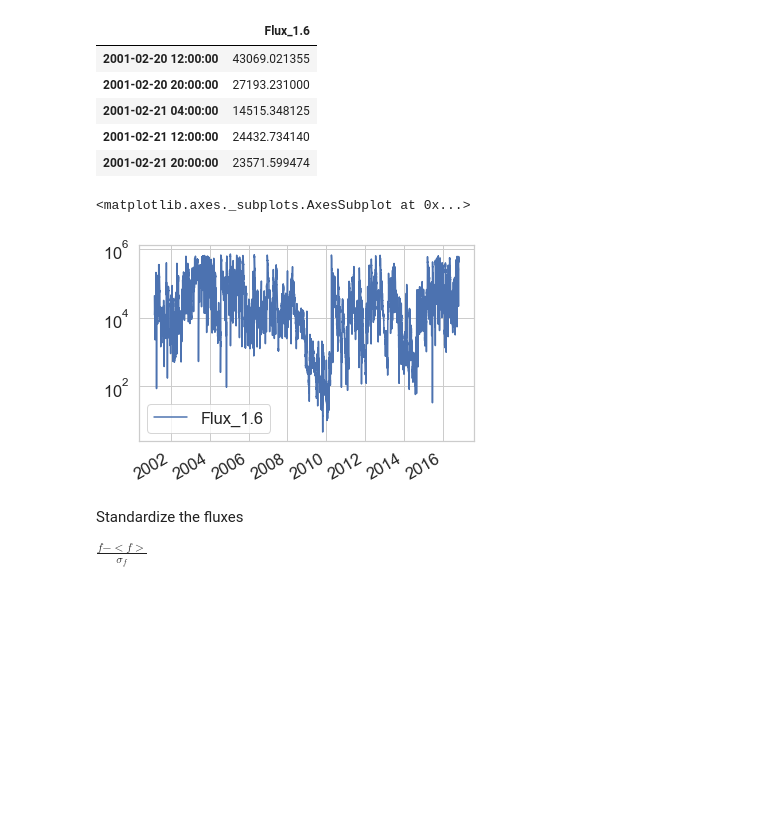
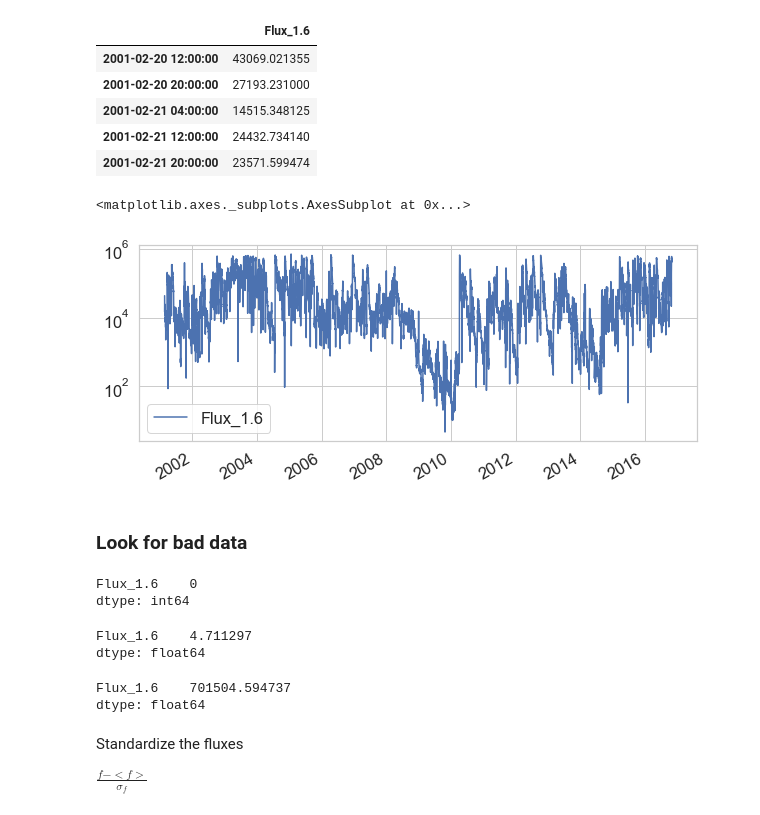
Before and after one commit to balarsen/GPSFluxForecast, a Jupyter notebook: Notebooks/GPS Data Prep and Manip.ipynb, the cells around one changed output. Drawn from its saved outputs; the diff is of its cells as text; code cells hidden in the pictures; blank space fills up the shorter version.

```diff
--- a/Notebooks/GPS Data Prep and Manip.ipynb
+++ b/Notebooks/GPS Data Prep and Manip.ipynb
@@ -108,10 +106,30 @@ CXD.head()
 | 2001-02-21 12:00:00 | 24432.734140 |
 | 2001-02-21 20:00:00 | 23571.599474 |
 # %%
-CXD.plot(logy=True)
+CXD.plot(logy=True, figsize=(10,4))
 # %% [output]
 <matplotlib.axes._subplots.AxesSubplot at 0x...>
-[figure, old version]
+[figure, new version]
+# %% [markdown]
+### Look for bad data
+# %%
+CXD.isna().sum()
+# there are 0 nans in the dataset
+# %% [output]
+Flux_1.6    0
+dtype: int64
+# %%
+CXD.min()
+# min makes sense
+# %% [output]
+Flux_1.6    4.711297
+dtype: float64
+# %%
+CXD.max()
+# max makes sense
+# %% [output]
+Flux_1.6    701504.594737
+dtype: float64
 # %% [markdown]
 Standardize the fluxes
 
```
Also changed, not shown: parts of 30 cells of this notebook.
